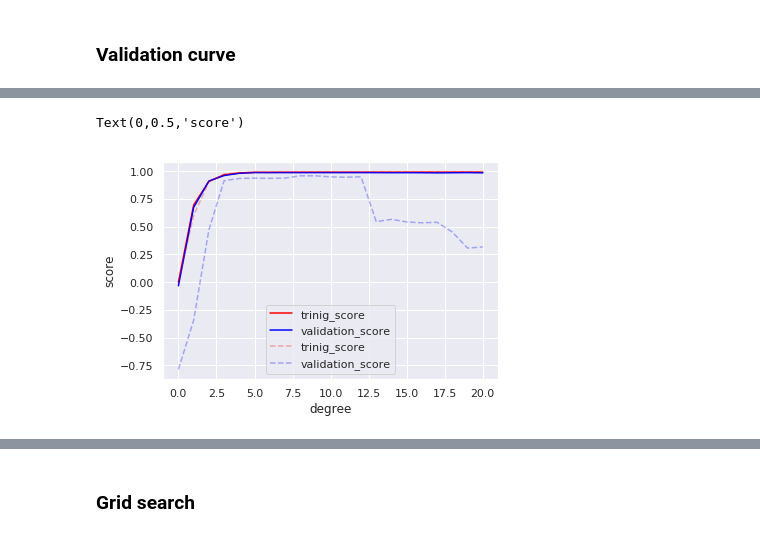
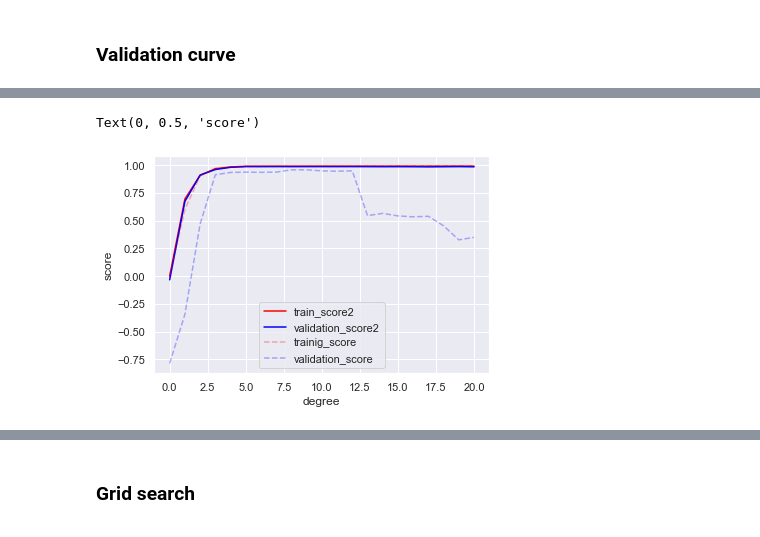
Before and after one commit to GendolfJunior/Python_programming_for_data_scientists, a Jupyter notebook: Python for DS day 6.ipynb, the cells around one changed output, grey strips where cells are left out. Drawn from its saved outputs; the diff is of its cells as text; code cells hidden in the pictures.

```diff
--- a/Python for DS day 6.ipynb
+++ b/Python for DS day 6.ipynb
@@ -134,14 +134,14 @@ plt.scatter(X2.ravel(), y2)
 # %%
 train_score2,val_score2 = validation_curve(PolynomialRegression(), X2, y2, 'polynomialfeatures__degree', degree, cv=7)
 # %%
-plt.plot(degree, np.median(train_score2, 1), color='red', label='trinig_score')
-plt.plot(degree, np.median(val_score2, 1), color='blue', label='validation_score')
-plt.plot(degree, np.median(train_score, 1), color='red', label='trinig_score', alpha=0.3, linestyle='dashed')
+plt.plot(degree, np.median(train_score2, 1), color='red', label='train_score2')
+plt.plot(degree, np.median(val_score2, 1), color='blue', label='validation_score2')
+plt.plot(degree, np.median(train_score, 1), color='red', label='trainig_score', alpha=0.3, linestyle='dashed')
 plt.plot(degree, np.median(val_score, 1), color='blue', label='validation_score', alpha=0.3, linestyle='dashed')
 plt.legend(loc='lower center')
 plt.xlabel('degree')
 plt.ylabel('score')
 # %% [output]
-Text(0,0.5,'score')
+Text(0, 0.5, 'score')
-[figure, old version]
+[figure, new version]
 # %%
```
Also changed, not shown: parts of 29 cells of this notebook, 3 other files.
